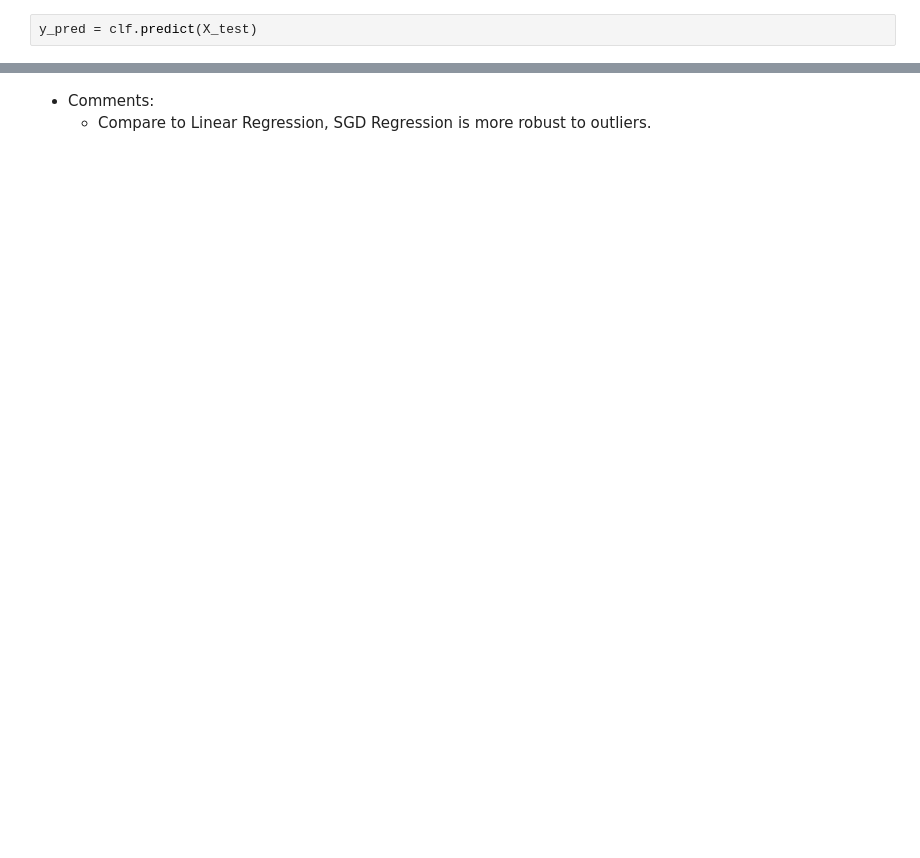
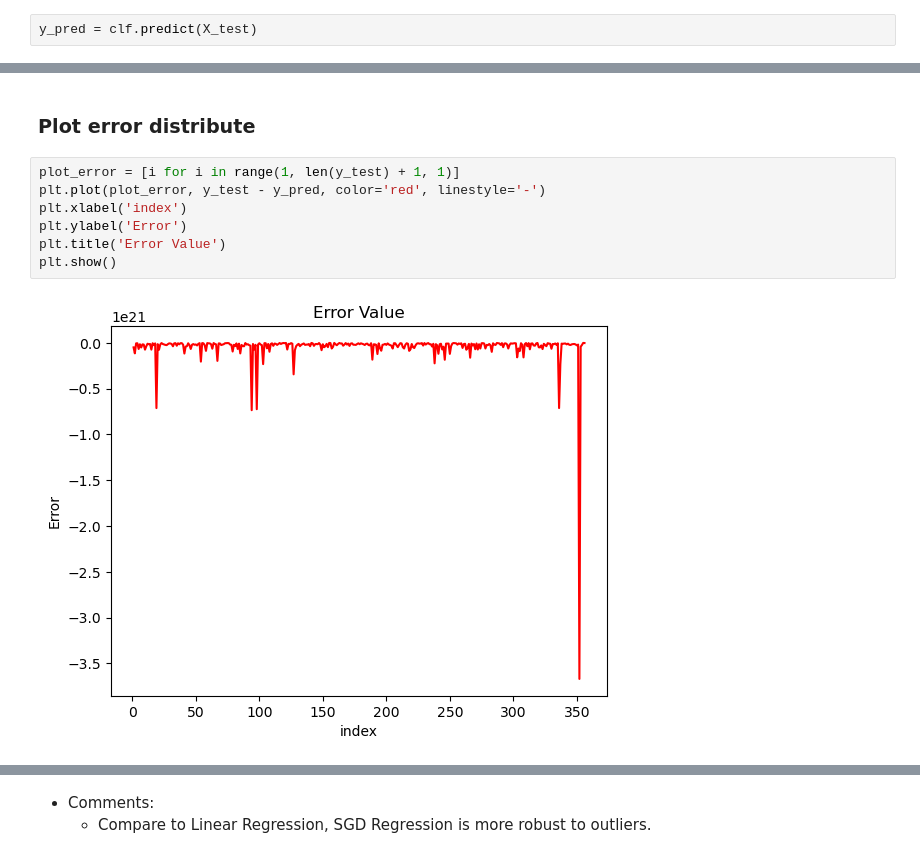
Before and after one commit to TienDat57/IntroductionToDataScience, a Jupyter notebook: src/models/SGDRegression.ipynb, the cells around one changed output, grey strips where cells are left out. Drawn from its saved outputs; the diff is of its cells as text; blank space fills up the shorter version.

```diff
--- a/src/models/SGDRegression.ipynb
+++ b/src/models/SGDRegression.ipynb
@@ -58,3 +82,14 @@ y_pred = clf.predict(X_test)
+# %% [markdown]
+### Plot error distribute
+# %%
+plot_error = [i for i in range(1, len(y_test) + 1, 1)]
+plt.plot(plot_error, y_test - y_pred, color='red', linestyle='-')
+plt.xlabel('index')
+plt.ylabel('Error')
+plt.title('Error Value')
+plt.show()
+# %% [output]
+[figure, added]
 # %%
 print('MSE: ', mean_squared_error(y_test, y_pred))
 print('RMSE: ', np.sqrt(mean_squared_error(y_test, y_pred)))
```
Also changed, not shown: parts of 12 cells of this notebook, 10 other files.
